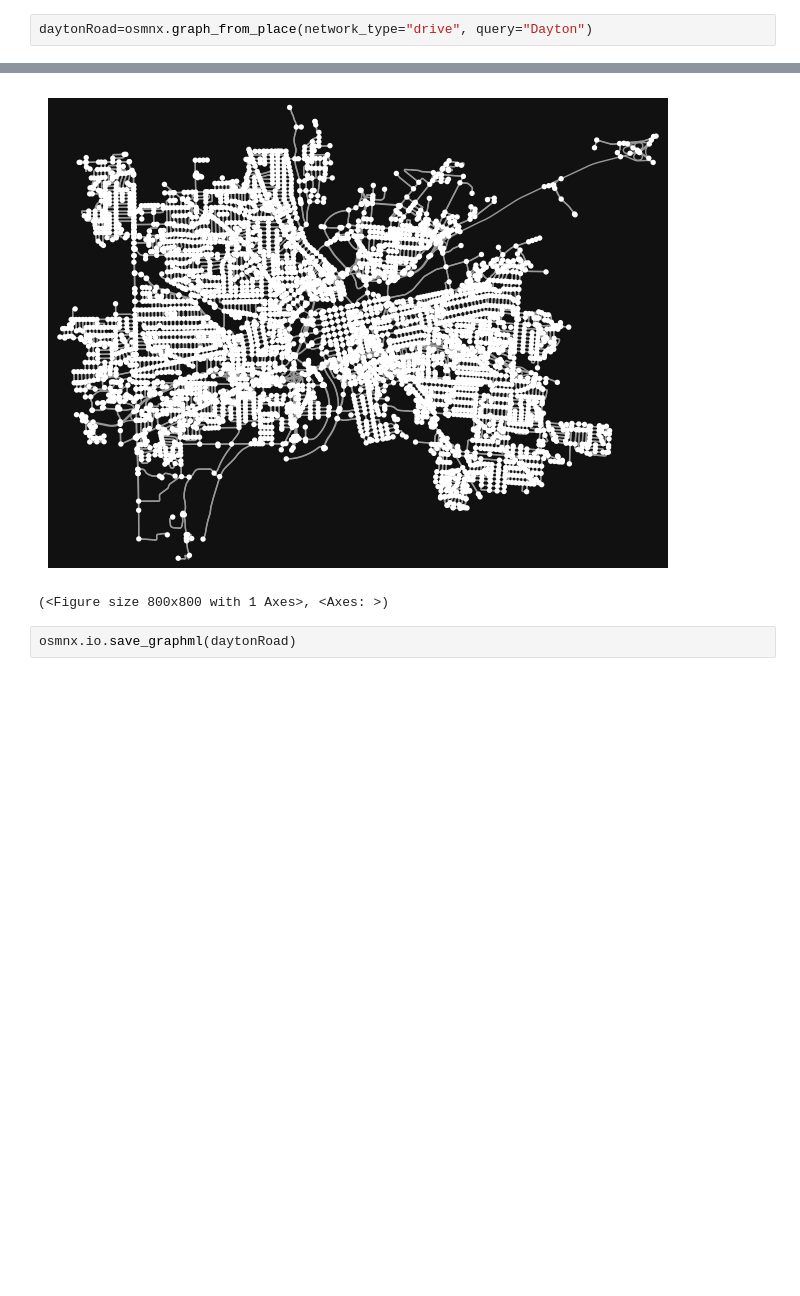
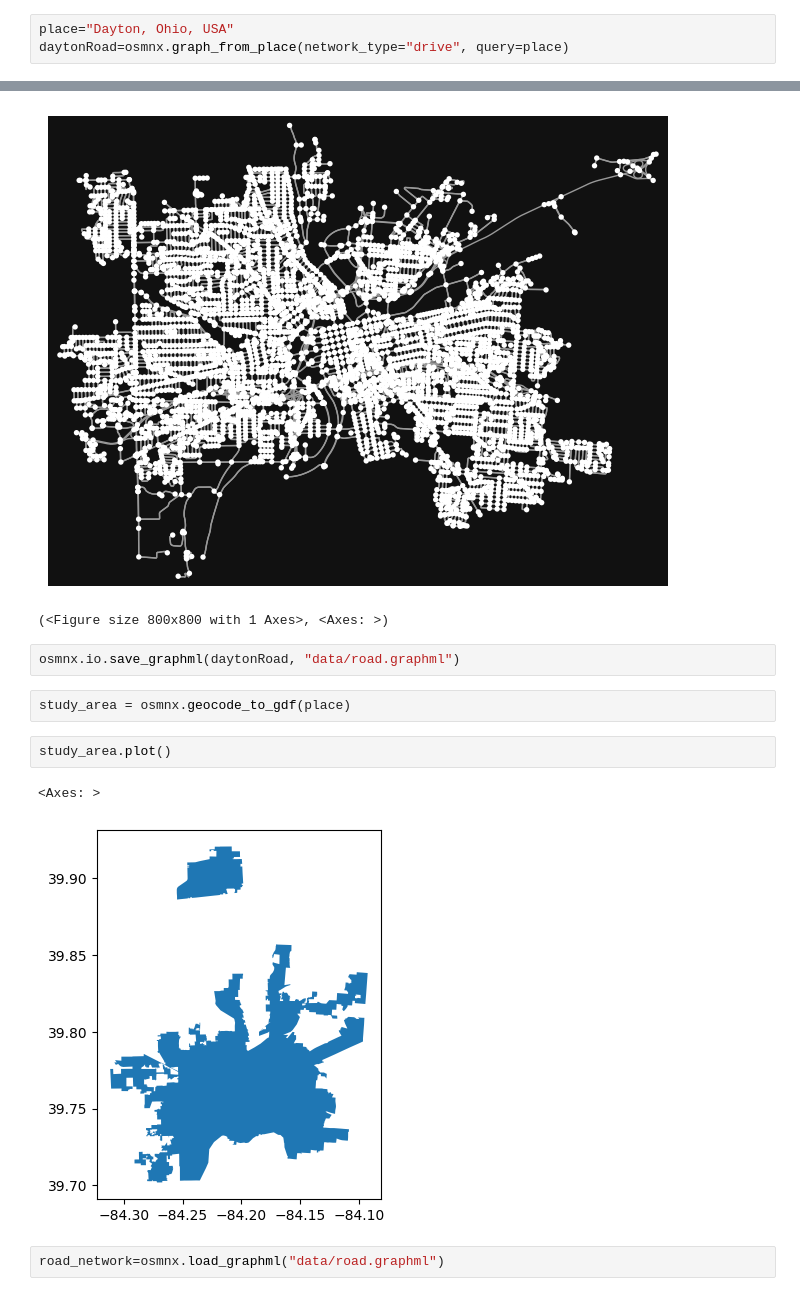
Before and after one commit to KaarenTenson/AccidentModel, a Jupyter notebook: USAccidentDataProcessing.ipynb, the cells around one changed output, grey strips where cells are left out. Drawn from its saved outputs; the diff is of its cells as text; blank space fills up the shorter version.

Commit message:
fixed plot

```diff
--- a/USAccidentDataProcessing.ipynb
+++ b/USAccidentDataProcessing.ipynb
@@ -72,11 +72,21 @@ DaytonDf
 | 24571 | 7727849 | A-7777217 | Source1 | 2 | 2019-08-22 15:27:04 | 2019-08-22 19:27:03 | 45.225131 | -123.080973 | 45.224630 | -123.082640 | ... |
 24572 rows × 47 columns
 # %%
-daytonRoad=osmnx.graph_from_place(network_type="drive", query="Dayton")
+place="Dayton, Ohio, USA"
+daytonRoad=osmnx.graph_from_place(network_type="drive", query=place)
 # %%
 osmnx.plot_graph(daytonRoad)
 # %% [output]
 [figure]
 (<Figure size 800x800 with 1 Axes>, <Axes: >)
 # %%
-osmnx.io.save_graphml(daytonRoad)
+osmnx.io.save_graphml(daytonRoad, "data/road.graphml")
+# %%
+study_area = osmnx.geocode_to_gdf(place)
+# %%
+study_area.plot()
+# %% [output]
+<Axes: >
+[figure, added]
+# %%
+road_network=osmnx.load_graphml("data/road.graphml")
```
Also changed, not shown: parts of 5 cells of this notebook, 1 other file.
